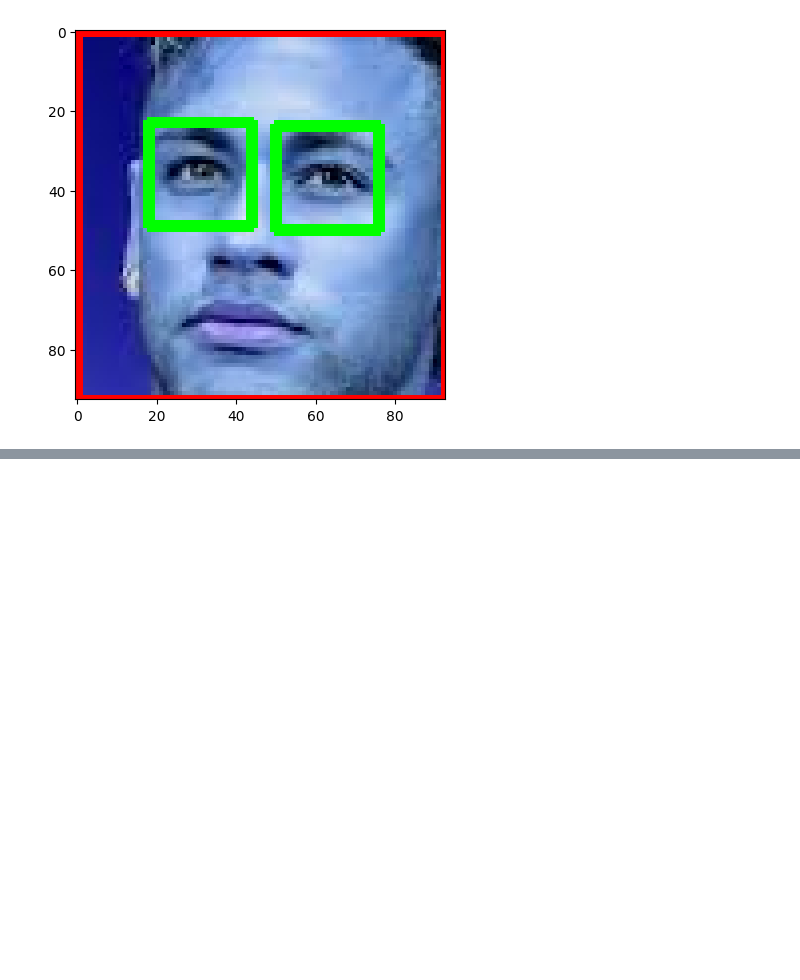
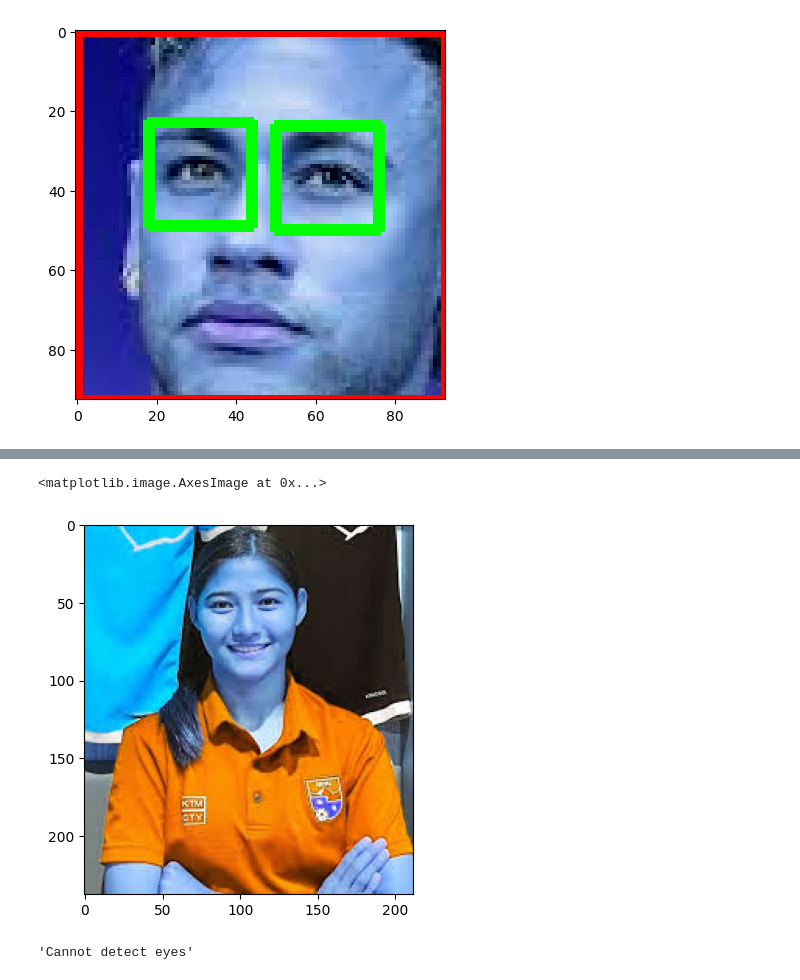
Before and after one commit to RabinPyakurel/python-project, a Jupyter notebook: model/classifier.ipynb, the cells around one changed output, grey strips where cells are left out. Drawn from its saved outputs; the diff is of its cells as text; code cells hidden in the pictures; blank space fills up the shorter version.

```diff
--- a/model/classifier.ipynb
+++ b/model/classifier.ipynb
@@ -91,0 +117,11 @@ plt.imshow(roi_color, cmap='gray')
+# %%
+org_image_obstructed = cv2.imread('./test_images/arm-1.jpg')
+plt.imshow(org_image_obstructed)
+# %% [output]
+<matplotlib.image.AxesImage at 0x...>
+[figure, added]
+# %%
+cropped_image_no_2_eyes = get_cropped_image_if_2_eyes('./test_images/arm-1.jpg')
+cropped_image_no_2_eyes
+# %% [output]
+'Cannot detect eyes'
```
Also changed, not shown: parts of 5 cells of this notebook, 1 other file.
